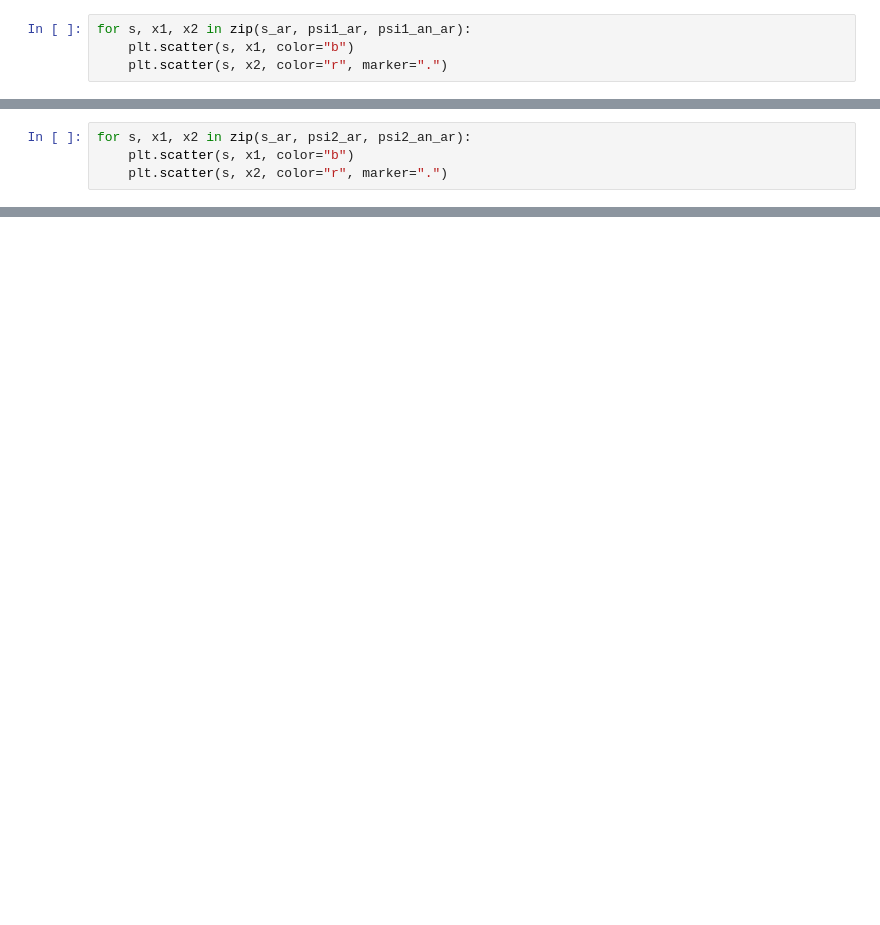
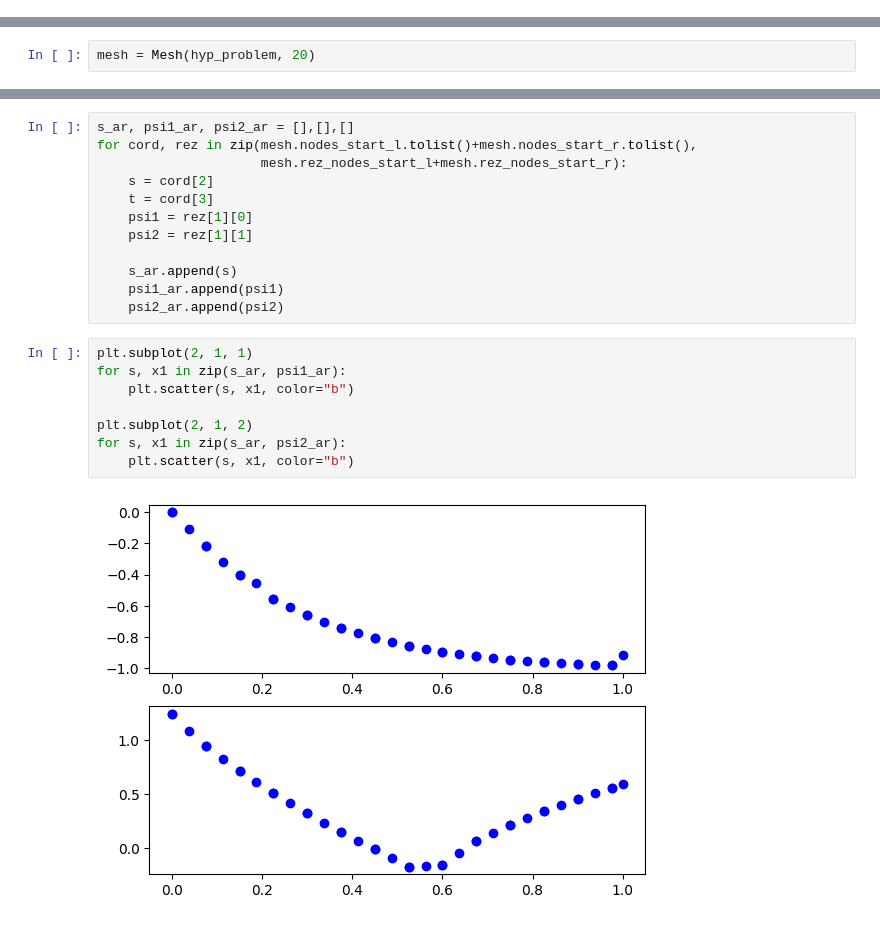
Before and after one commit to Dann38/model_rectification_column, a Jupyter notebook: Untitled.ipynb, the cells around one changed output, grey strips where cells are left out. Saved outputs shown, nothing was run; the diff lists cells and outputs as text; blank space fills up the shorter version.

```diff
--- a/Untitled.ipynb
+++ b/Untitled.ipynb
@@ -419,4 +0,0 @@ for cord, rez in zip(mesh.nodes_start_l.tolist()+mesh.nodes_start_r.tolist(),
-# %%
-for s, x1, x2 in zip(s_ar, psi1_ar, psi1_an_ar):
-    plt.scatter(s, x1, color="b")
-    plt.scatter(s, x2, color="r", marker=".")
@@ -425,4 +0,0 @@ for s, x1, x2 in zip(s_ar, psi1_ar, psi1_an_ar):
-# %%
-for s, x1, x2 in zip(s_ar, psi2_ar, psi2_an_ar):
-    plt.scatter(s, x1, color="b")
-    plt.scatter(s, x2, color="r", marker=".")
@@ -438,0 +37,2 @@ dy:0.010616420676883287
+# %%
+mesh = Mesh(hyp_problem, 20)
@@ -438,0 +111,22 @@ dy:0.010616420676883287
+# %%
+s_ar, psi1_ar, psi2_ar = [],[],[]
+for cord, rez in zip(mesh.nodes_start_l.tolist()+mesh.nodes_start_r.tolist(),
+                     mesh.rez_nodes_start_l+mesh.rez_nodes_start_r):
+    s = cord[2]
+    t = cord[3]
+    psi1 = rez[1][0]
+    psi2 = rez[1][1]
+
+    s_ar.append(s)
+    psi1_ar.append(psi1)
+    psi2_ar.append(psi2)
+# %%
+plt.subplot(2, 1, 1)
+for s, x1 in zip(s_ar, psi1_ar):
+    plt.scatter(s, x1, color="b")
+
+plt.subplot(2, 1, 2)
+for s, x1 in zip(s_ar, psi2_ar):
+    plt.scatter(s, x1, color="b")
+# %% [output]
+[figure, added]
```
Also changed, not shown: parts of 57 cells of this notebook, 9 other files.
